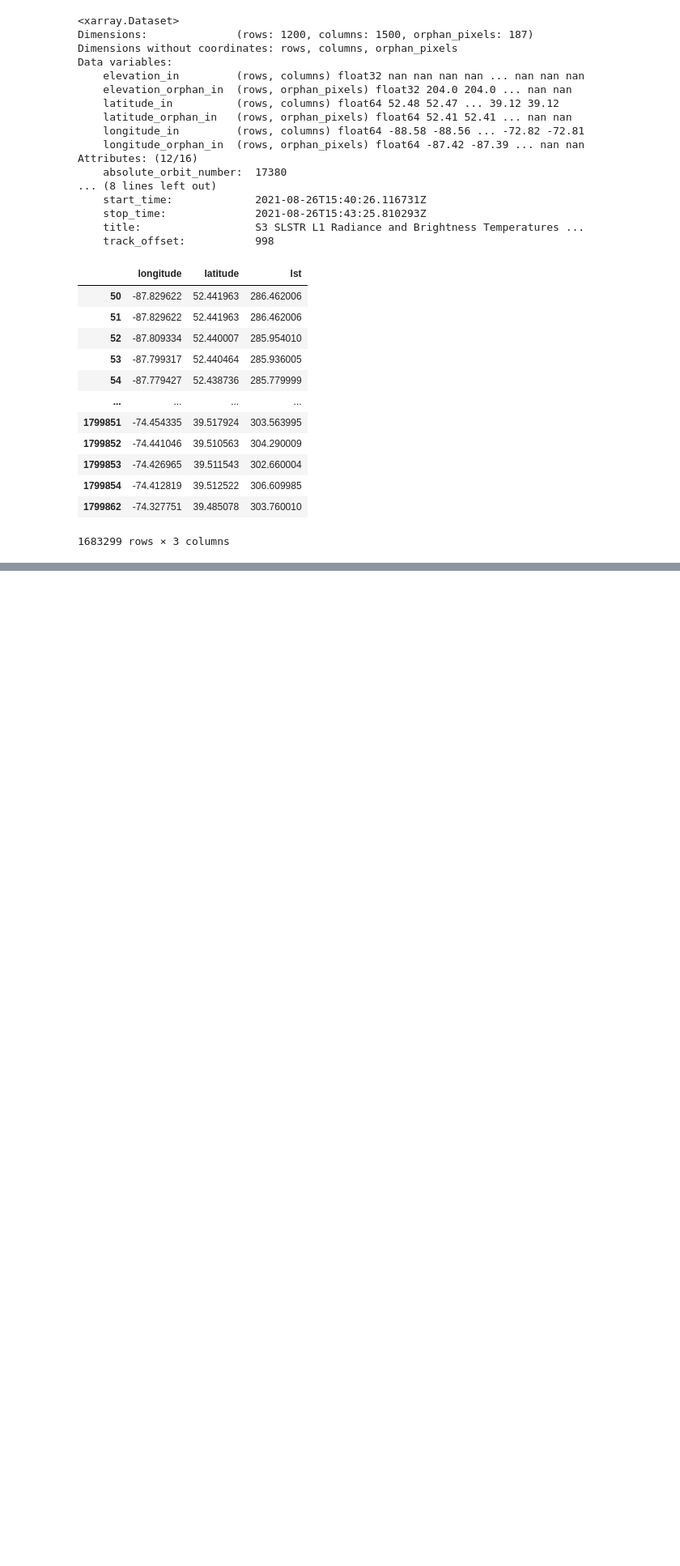
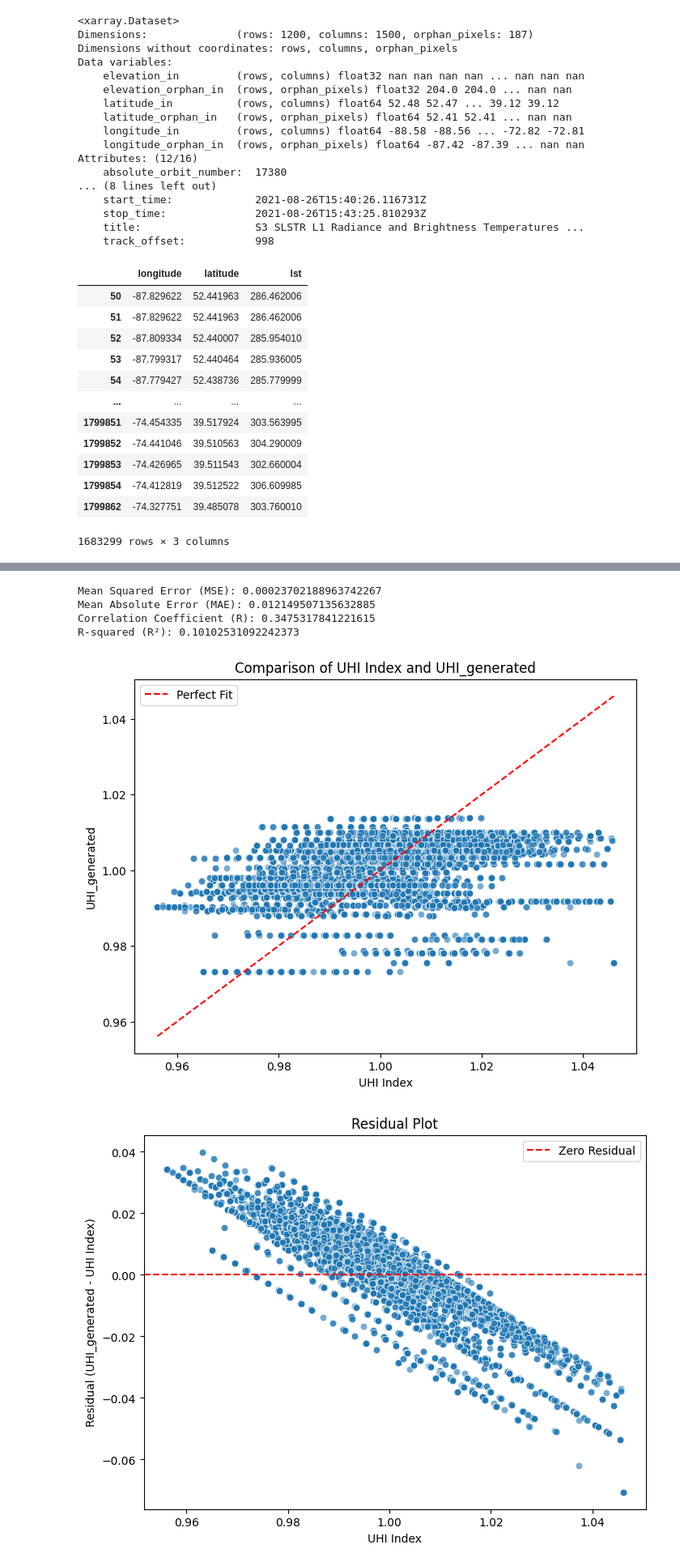
Before and after one commit to pengningyi/EY2025, a Jupyter notebook: src/weather.ipynb, the cells around one changed output, grey strips where cells are left out. Shown at 81% size. Drawn from its saved outputs; the diff is of its cells as text; code cells hidden in the pictures; blank space fills up the shorter version.

```diff
--- a/src/weather.ipynb
+++ b/src/weather.ipynb
@@ -206,0 +467,52 @@ merged_df.head()
+# %%
+import pandas as pd
+import matplotlib.pyplot as plt
+
+from sklearn.metrics import mean_squared_error, mean_absolute_error, r2_score
+merged_data = merged_df
+mse = mean_squared_error(merged_data['UHI Index'], merged_data['UHI_generated'])
+mae = mean_absolute_error(merged_data['UHI Index'], merged_data['UHI_generated'])
+r = merged_data['UHI Index'].corr(merged_data['UHI_generated'])
+r2 = r2_score(merged_data['UHI Index'], merged_data['UHI_generated'])
+
+print(f"Mean Squared Error (MSE): {mse}")
+print(f"Mean Absolute Error (MAE): {mae}")
+print(f"Correlation Coefficient (R): {r}")
+print(f"R-squared (R²): {r2}")
+
+plt.figure(figsize=(8, 6))
+sns.scatterplot(x='UHI Index', y='UHI_generated', data=merged_data, alpha=0.6)
+plt.plot([merged_data['UHI Index'].min(), merged_data['UHI Index'].max()],
+         [merged_data['UHI Index'].min(), merged_data['UHI Index'].max()],
+         color='red', linestyle='--', label='Perfect Fit')
+plt.xlabel('UHI Index')
+plt.ylabel('UHI_generated')
+plt.title('Comparison of UHI Index and UHI_generated')
+plt.legend()
+plt.show()
+
+merged_data['Residual'] = merged_data['UHI_generated'] - merged_data['UHI Index']
+plt.figure(figsize=(8, 6))
+sns.scatterplot(x='UHI Index', y='Residual', data=merged_data, alpha=0.6)
+plt.axhline(y=0, color='red', linestyle='--', label='Zero Residual')
+plt.xlabel('UHI Index')
+plt.ylabel('Residual (UHI_generated - UHI Index)')
+plt.title('Residual Plot')
+plt.legend()
+plt.show()
+
+plt.figure(figsize=(8, 6))
+sns.kdeplot(merged_data['UHI Index'], label='UHI Index', shade=True)
+sns.kdeplot(merged_data['UHI_generated'], label='UHI_generated', shade=True)
+plt.xlabel('Value')
+plt.ylabel('Density')
+plt.title('Distribution of UHI Index and UHI_generated')
+plt.legend()
+plt.show()
+# %% [output]
+Mean Squared Error (MSE): 0.00023702188963742267
+Mean Absolute Error (MAE): 0.012149507135632885
+Correlation Coefficient (R): 0.3475317841221615
+R-squared (R²): 0.10102531092242373
+[figure, added]
+[figure, added]
```
Also changed, not shown: parts of 13 cells of this notebook, 4 other files.
